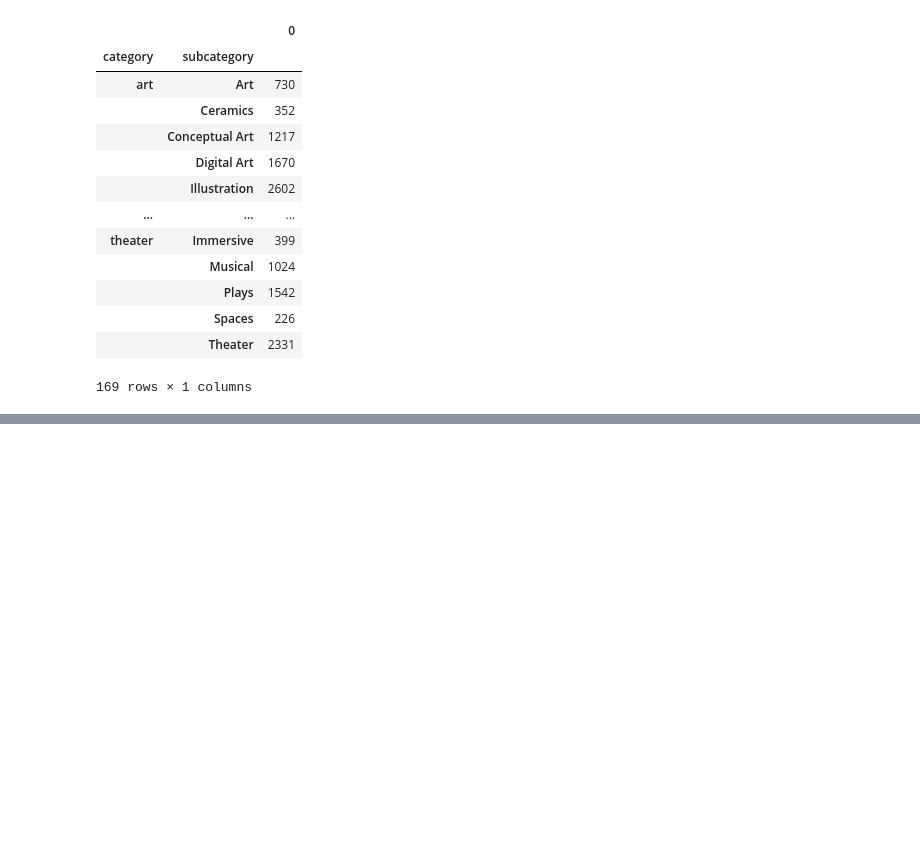
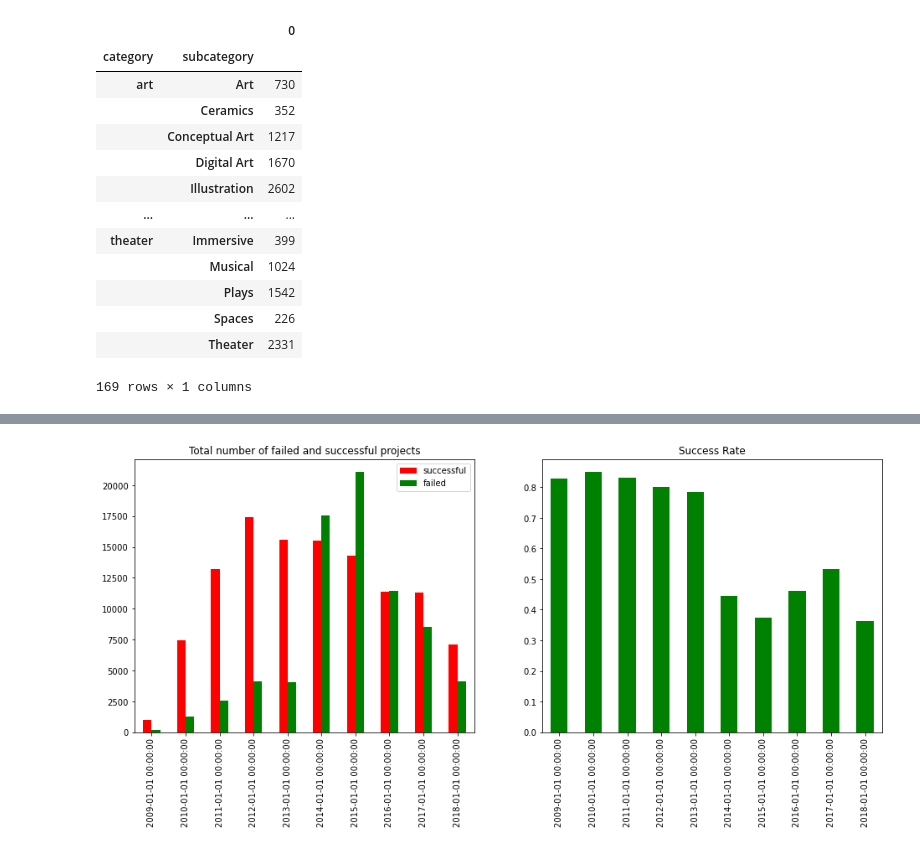
Before and after one commit to domitrut/ML_GROUP6, a Jupyter notebook: Group_6_ML.ipynb, the cells around one changed output, grey strips where cells are left out. Drawn from its saved outputs; the diff is of its cells as text; code cells hidden in the pictures; blank space fills up the shorter version.

```diff
--- a/Group_6_ML.ipynb
+++ b/Group_6_ML.ipynb
@@ -201,0 +280,16 @@ cat_sub_frame
+# %%
+df['launched_at'] = pd.to_datetime(df['launched_at'],format='%Y')
+year_df = df.set_index('launched_at').state
+year_df = pd.get_dummies(year_df).resample('YS').sum()
+year_df1 = year_df[['successful', 'failed']]
+
+fig, ax = plt.subplots(1,2, figsize=(16,6))
+year_df1.plot.bar(ax=ax[0], color=['red', 'green'])
+ax[0].set_title('Total number of failed and successful projects')
+ax[0].set_xlabel('')
+year_df1["successful"].div(year_df.sum(axis=1), axis=0).plot(kind='bar', ax=ax[1], color='green') # Normalizes counts across rows
+ax[1].set_title('Success Rate')
+ax[1].set_xlabel('')
+plt.show()
+# %% [output]
+[figure, added]
```
Also changed, not shown: parts of 9 cells of this notebook.
